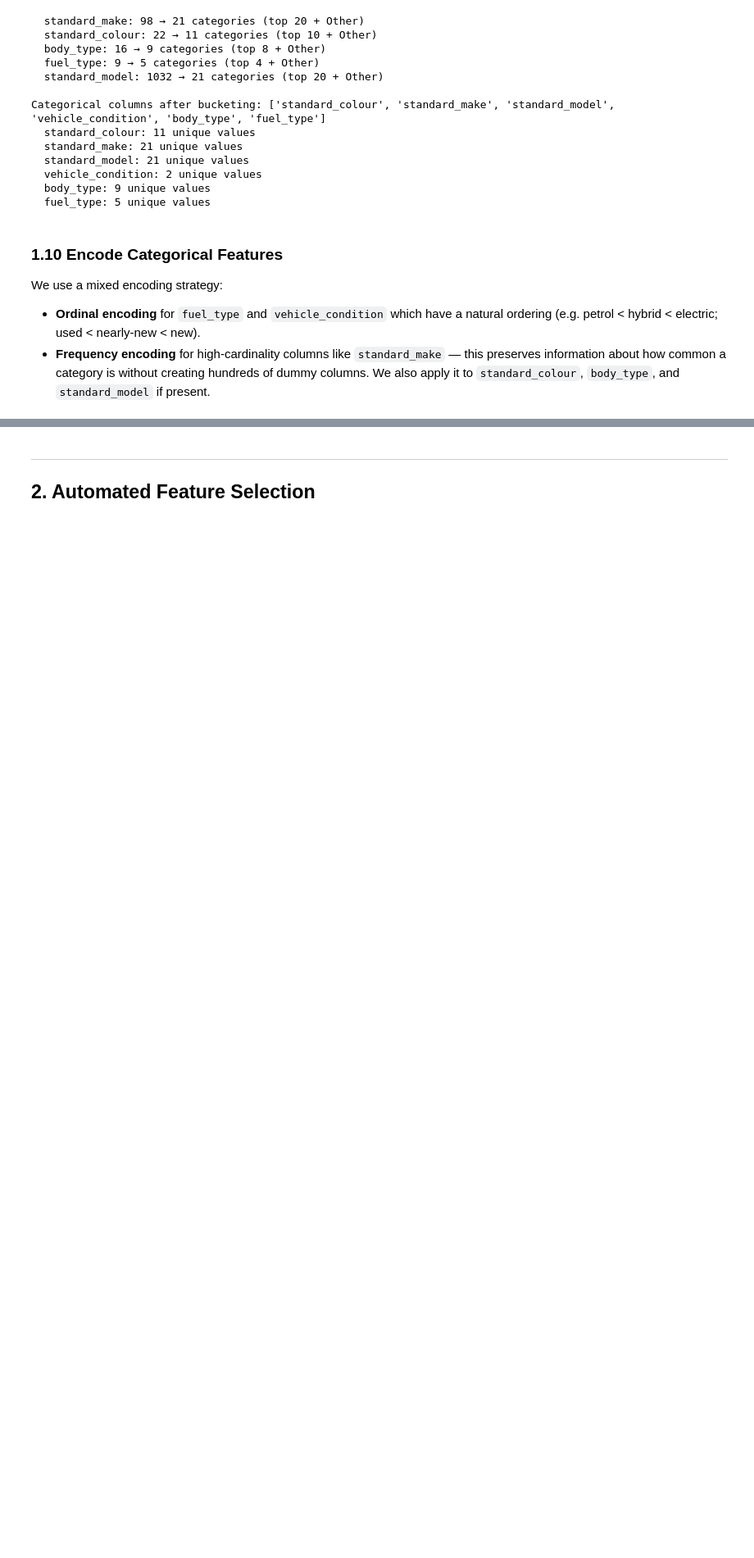
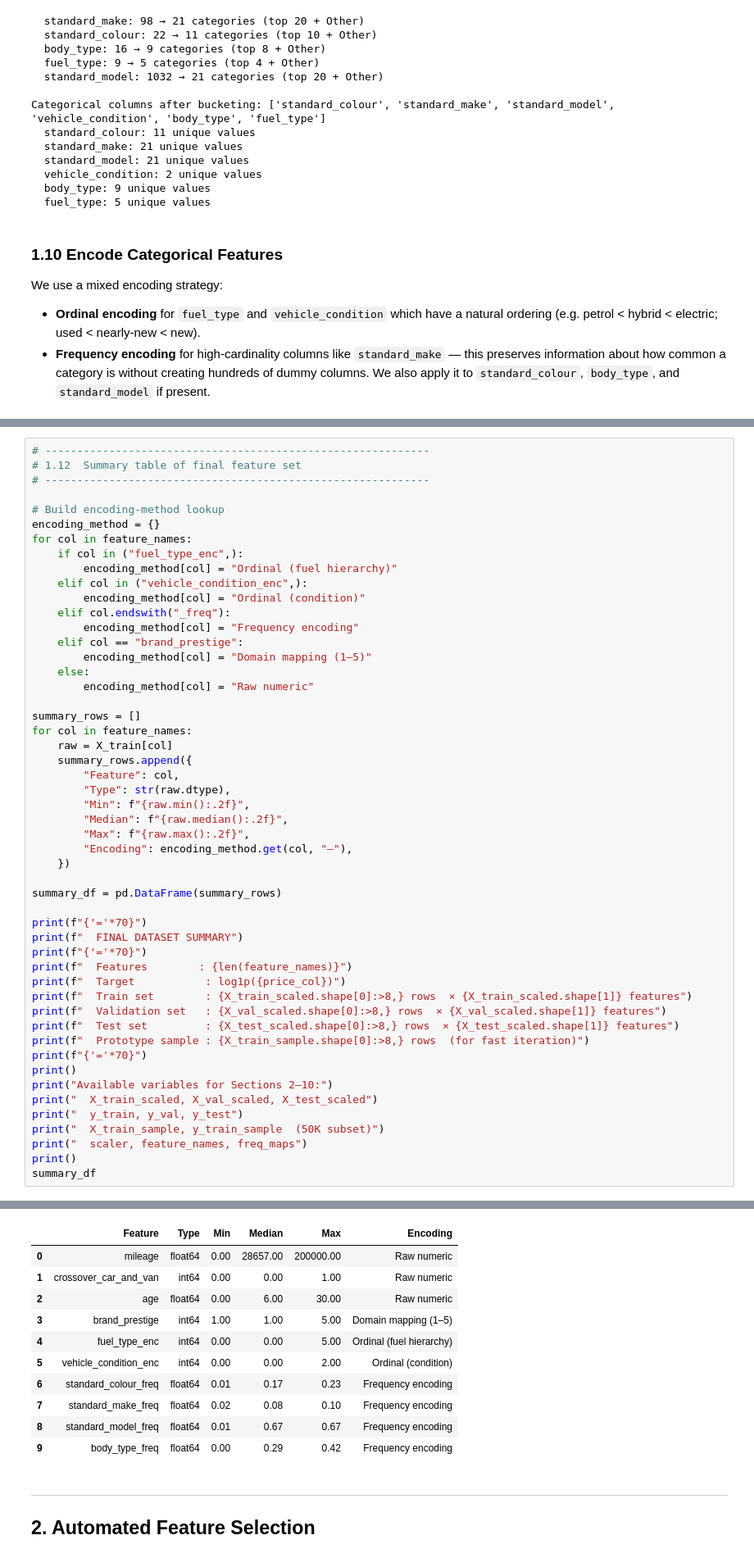
Before and after one commit to ian-shade/Autotrader-Cars-Price-Predictions-ML, a Jupyter notebook: aml_coursework.ipynb, the cells around one changed output, grey strips where cells are left out. Shown at 82% size. Saved outputs shown, nothing was run; the diff lists cells and outputs as text; blank space fills up the shorter version.

```diff
--- a/aml_coursework.ipynb
+++ b/aml_coursework.ipynb
@@ -775,0 +771,52 @@ Target           : log1p(price)
+# %%
+# ------------------------------------------------------------
+# 1.12  Summary table of final feature set
+# ------------------------------------------------------------
+
+# Build encoding-method lookup
+encoding_method = {}
+for col in feature_names:
+    if col in ("fuel_type_enc",):
+        encoding_method[col] = "Ordinal (fuel hierarchy)"
+    elif col in ("vehicle_condition_enc",):
+        encoding_method[col] = "Ordinal (condition)"
+    elif col.endswith("_freq"):
+        encoding_method[col] = "Frequency encoding"
+    elif col == "brand_prestige":
+        encoding_method[col] = "Domain mapping (1–5)"
+    else:
+        encoding_method[col] = "Raw numeric"
+
+summary_rows = []
+for col in feature_names:
+    raw = X_train[col]
+    summary_rows.append({
+        "Feature": col,
+        "Type": str(raw.dtype),
+        "Min": f"{raw.min():.2f}",
+        "Median": f"{raw.median():.2f}",
+        "Max": f"{raw.max():.2f}",
+        "Encoding": encoding_method.get(col, "—"),
+    })
+
+summary_df = pd.DataFrame(summary_rows)
+
+print(f"{'='*70}")
+print(f"  FINAL DATASET SUMMARY")
+print(f"{'='*70}")
+print(f"  Features        : {len(feature_names)}")
+print(f"  Target           : log1p({price_col})")
+print(f"  Train set        : {X_train_scaled.shape[0]:>8,} rows  × {X_train_scaled.shape[1]} features")
+print(f"  Validation set   : {X_val_scaled.shape[0]:>8,} rows  × {X_val_scaled.shape[1]} features")
+print(f"  Test set         : {X_test_scaled.shape[0]:>8,} rows  × {X_test_scaled.shape[1]} features")
+print(f"  Prototype sample : {X_train_sample.shape[0]:>8,} rows  (for fast iteration)")
+print(f"{'='*70}")
+print()
+print("Available variables for Sections 2–10:")
+print("  X_train_scaled, X_val_scaled, X_test_scaled")
+print("  y_train, y_val, y_test")
+print("  X_train_sample, y_train_sample  (50K subset)")
+print("  scaler, feature_names, freq_maps")
+print()
+summary_df
+# %% [output]
@@ -776,3 +839,14 @@ Target           : log1p(price)
+|  | Feature | Type | Min | Median | Max | Encoding |
+| 0 | mileage | float64 | 0.00 | 28657.00 | 200000.00 | Raw numeric |
+| 1 | crossover_car_and_van | int64 | 0.00 | 0.00 | 1.00 | Raw numeric |
+| 2 | age | float64 | 0.00 | 6.00 | 30.00 | Raw numeric |
+| 3 | brand_prestige | int64 | 1.00 | 1.00 | 5.00 | Domain mapping (1–5) |
+| 4 | fuel_type_enc | int64 | 0.00 | 0.00 | 5.00 | Ordinal (fuel hierarchy) |
+| 5 | vehicle_condition_enc | int64 | 0.00 | 0.00 | 2.00 | Ordinal (condition) |
+| 6 | standard_colour_freq | float64 | 0.01 | 0.17 | 0.23 | Frequency encoding |
+| 7 | standard_make_freq | float64 | 0.02 | 0.08 | 0.10 | Frequency encoding |
+| 8 | standard_model_freq | float64 | 0.01 | 0.67 | 0.67 | Frequency encoding |
+| 9 | body_type_freq | float64 | 0.00 | 0.29 | 0.42 | Frequency encoding |
 # %% [markdown]
 ---
 ## 2. Automated Feature Selection
```
Also changed, not shown: parts of 31 cells of this notebook.
